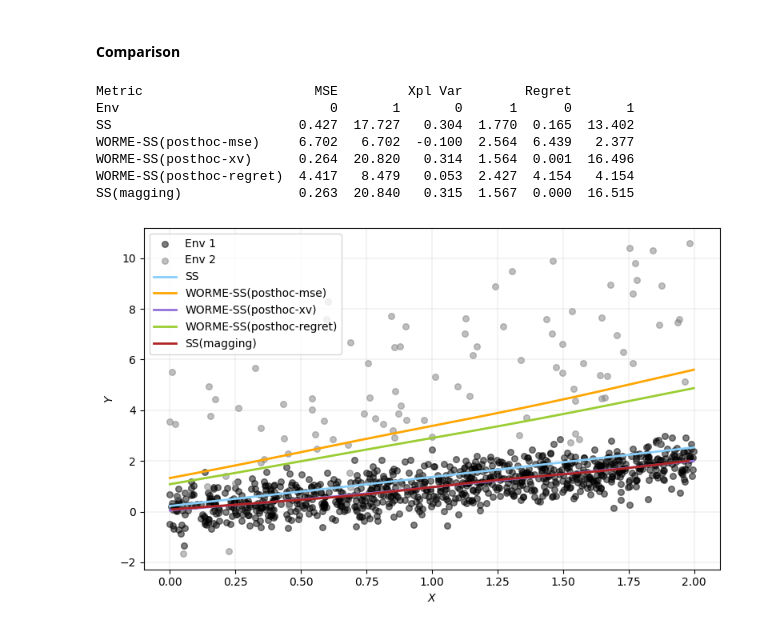
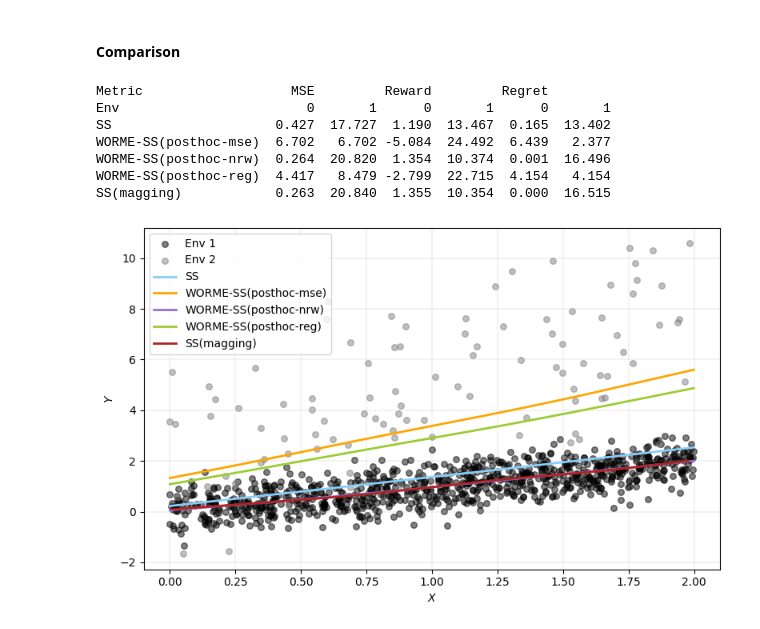
Before and after one commit to francescofreni/nldg, a Jupyter notebook: notebooks/demo_ss.ipynb, the cells around one changed output. Drawn from its saved outputs; the diff is of its cells as text; code cells hidden in the pictures.

```diff
--- a/notebooks/demo_ss.ipynb
+++ b/notebooks/demo_ss.ipynb
@@ -146,11 +148,11 @@ regret_mse, _ = max_regret(Ytr, fitted_mse, sols_erm, Etr, ret_ind=True)
 # %%
-ss_xv = MinMaxSmoothSpline(Xtr, Ytr, Etr, cv=True, method="xplvar")
-preds_xv = ss_xv.predict(x_grid)
-fitted_xv = ss_xv.predict(Xtr)
+ss_rw = MinMaxSmoothSpline(Xtr, Ytr, Etr, cv=True, method="reward")
+preds_rw = ss_rw.predict(x_grid)
+fitted_rw = ss_rw.predict(Xtr)
 
-mse_xv, _ = max_mse(Ytr, fitted_xv, Etr, ret_ind=True)
-xv_xv, _ = min_xplvar(Ytr, fitted_xv, Etr, demean=demean, ret_ind=True)
-regret_xv, _ = max_regret(Ytr, fitted_xv, sols_erm, Etr, ret_ind=True)
+mse_rw, _ = max_mse(Ytr, fitted_rw, Etr, ret_ind=True)
+rw_rw, _ = min_reward(Ytr, fitted_rw, Etr, ret_ind=True)
+regret_rw, _ = max_regret(Ytr, fitted_rw, sols_erm, Etr, ret_ind=True)
 # %% [markdown]
 #### Regret
 # %%
@@ -176,40 +178,40 @@ regret_magging, _ = max_regret(Ytr, fitted_magging, sols_erm, Etr, ret_ind=True)
 #### Comparison
 # %%
 cols = pd.MultiIndex.from_product(
-    [["MSE", "Xpl Var", "Regret"], ["0", "1"]],
+    [["MSE", "Reward", "Regret"], ["0", "1"]],
     names=["Metric", "Env"]
 )
 data = [
-    [round(float(x), 3) for x in mse_ss + xv_ss + regret_ss],
-    [round(float(x), 3) for x in mse_mse + xv_mse + regret_mse],
-    [round(float(x), 3) for x in mse_xv + xv_xv + regret_xv],
-    [round(float(x), 3) for x in mse_regret + xv_regret + regret_regret],
-    [round(float(x), 3) for x in mse_magging + xv_magging + regret_magging],
+    [round(float(x), 3) for x in mse_ss + rw_ss + regret_ss],
+    [round(float(x), 3) for x in mse_mse + rw_mse + regret_mse],
+    [round(float(x), 3) for x in mse_rw + rw_rw + regret_rw],
+    [round(float(x), 3) for x in mse_regret + rw_regret + regret_regret],
+    [round(float(x), 3) for x in mse_magging + rw_magging + regret_magging],
 ]
 df = pd.DataFrame(
     data,
     index=
     [
         "SS",
-        "WORME-SS(posthoc-mse)",
-        "WORME-SS(posthoc-xv)",
-        "WORME-SS(posthoc-regret)",
+        f"{NAME_SS}(posthoc-mse)",
+        f"{NAME_SS}(posthoc-nrw)",
+        f"{NAME_SS}(posthoc-reg)",
         "SS(magging)"
     ],
     columns=cols)
 print(df)
 # %% [output]
-Metric                      MSE         Xpl Var        Regret
-Env                           0       1       0      1      0       1
-SS                        0.427  17.727   0.304  1.770  0.165  13.402
-WORME-SS(posthoc-mse)     6.702   6.702  -0.100  2.564  6.439   2.377
-WORME-SS(posthoc-xv)      0.264  20.820   0.314  1.564  0.001  16.496
-WORME-SS(posthoc-regret)  4.417   8.479   0.053  2.427  4.154   4.154
-SS(magging)               0.263  20.840   0.315  1.567  0.000  16.515
+Metric                   MSE         Reward         Regret
+Env                        0       1      0       1      0       1
+SS                     0.427  17.727  1.190  13.467  0.165  13.402
+WORME-SS(posthoc-mse)  6.702   6.702 -5.084  24.492  6.439   2.377
+WORME-SS(posthoc-nrw)  0.264  20.820  1.354  10.374  0.001  16.496
+WORME-SS(posthoc-reg)  4.417   8.479 -2.799  22.715  4.154   4.154
+SS(magging)            0.263  20.840  1.355  10.354  0.000  16.515
 # %%
 plot_dtr_ss(dtr, x_grid, preds_ss, preds_mse,
-            preds_xv=preds_xv, preds_regret=preds_regret,
+            preds_nrw=preds_rw, preds_regret=preds_regret,
             preds_magging=preds_magging, obj_comparison=True,
             saveplot=True, nameplot="setting8_objectives_ss")
 # %% [output]
-[figure, old version]
+[figure, new version]
```
Also changed, not shown: parts of 6 cells of this notebook, 9 other files.
